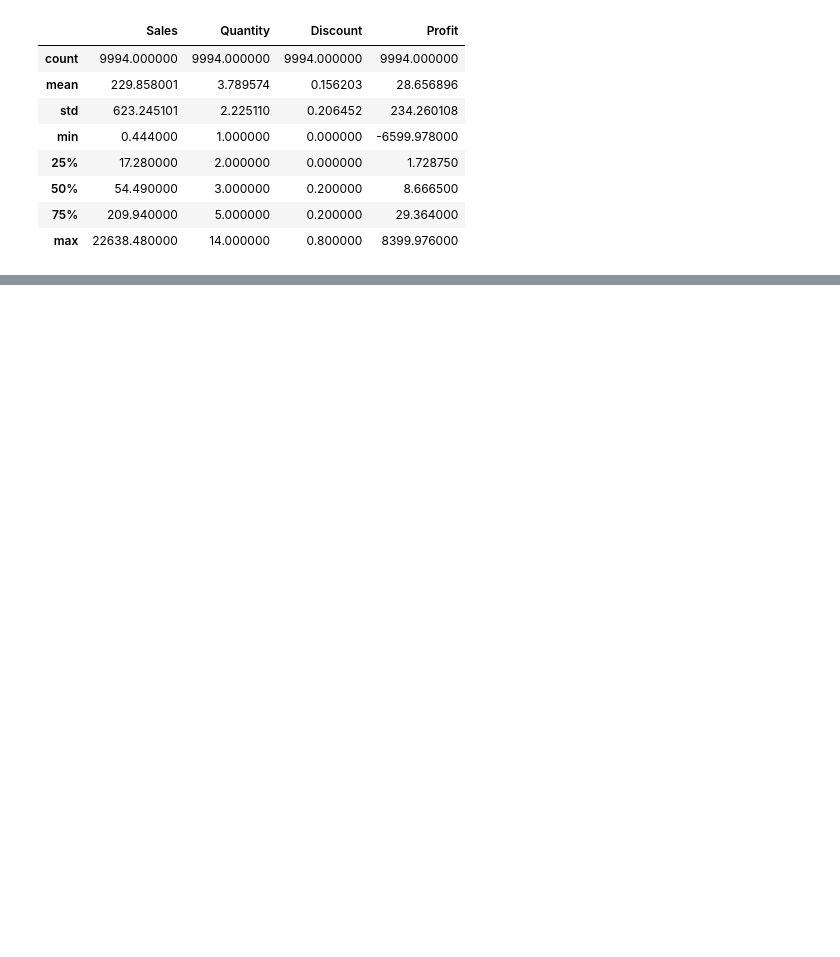
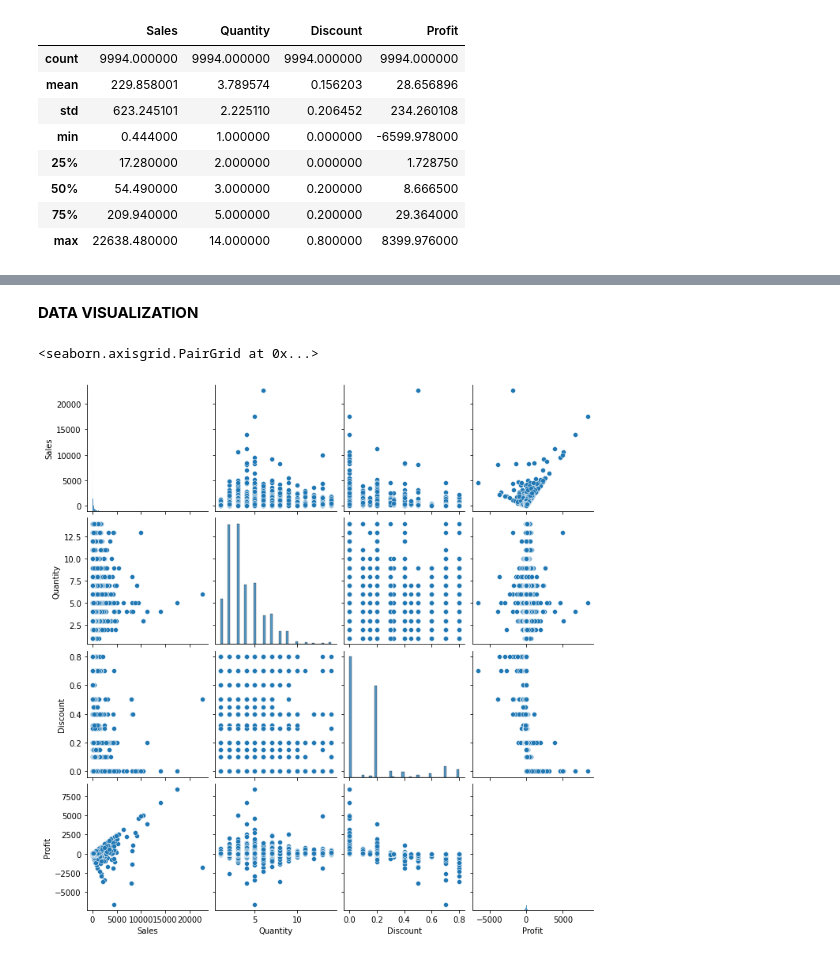
Before and after one commit to AveiroR7/Retailer, a Jupyter notebook: EDAproject.ipynb, the cells around one changed output, grey strips where cells are left out. Saved outputs shown, nothing was run; the diff lists cells and outputs as text; code cells hidden in the pictures; blank space fills up the shorter version.

```diff
--- a/EDAproject.ipynb
+++ b/EDAproject.ipynb
@@ -74,0 +163,7 @@ sns.relplot(x="Profit", y="Sales", hue="Region", data=retail);
+# %% [markdown]
+**DATA VISUALIZATION**
+# %%
+sns.pairplot(retail)
+# %% [output]
+<seaborn.axisgrid.PairGrid at 0x...>
+[figure, added]
```
Also changed, not shown: parts of 35 cells of this notebook.
